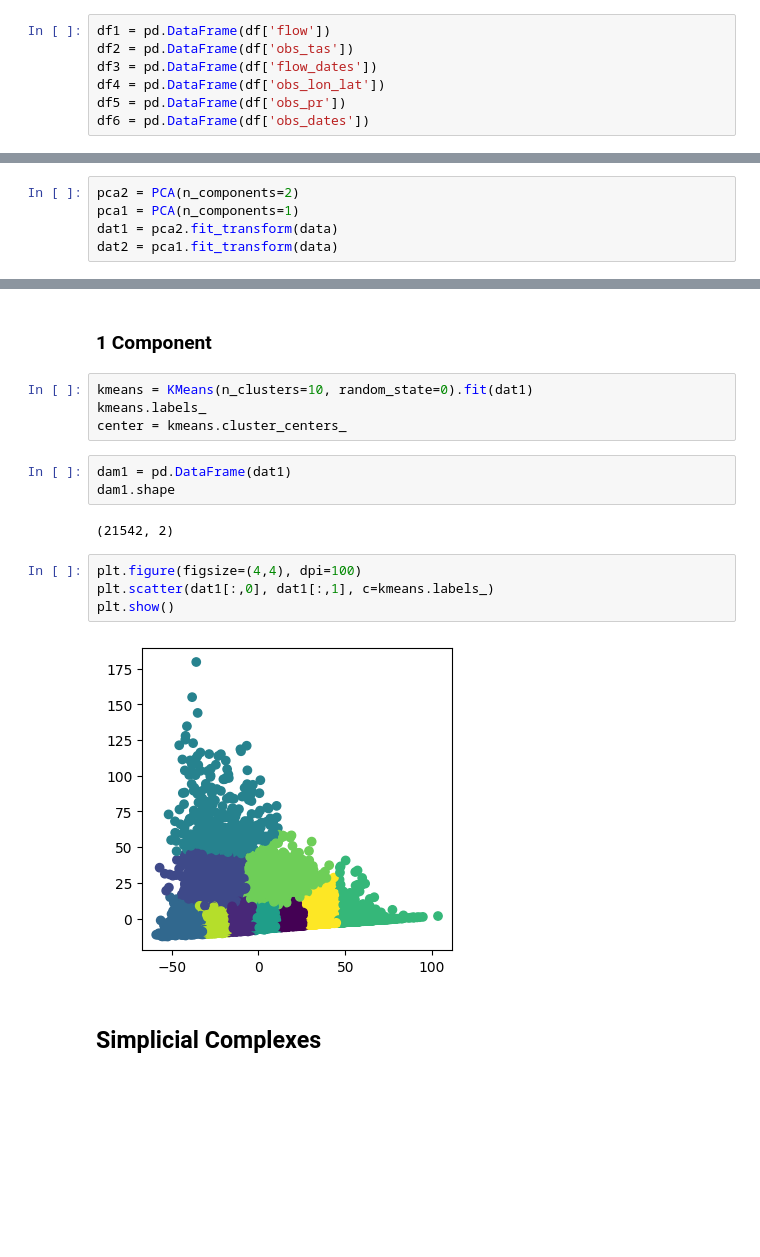
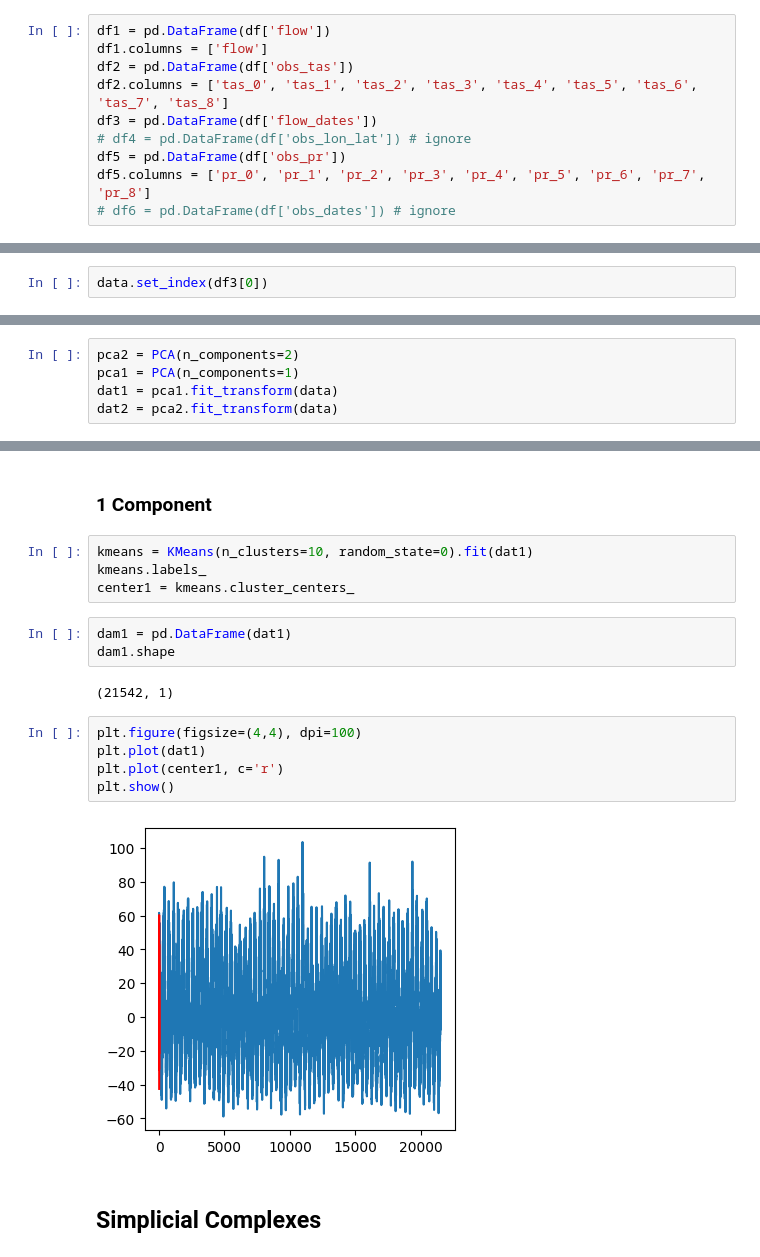
Before and after one commit to WizenPainter/reto-ma2007b, a Jupyter notebook: noaa_ai_workshop/IntroNotebooks/05 - Challenge.ipynb, the cells around one changed output, grey strips where cells are left out. Drawn from its saved outputs; the diff is of its cells as text; blank space fills up the shorter version.

Commit message:
Mejora en la creacion de la base de datos y renombracion de las columnas para mejor entendimiento de los datos

```diff
--- a/noaa_ai_workshop/IntroNotebooks/05 - Challenge.ipynb
+++ b/noaa_ai_workshop/IntroNotebooks/05 - Challenge.ipynb
@@ -27,9 +37,12 @@ df = pd.read_pickle(file)
 # %%
 df1 = pd.DataFrame(df['flow'])
+df1.columns = ['flow']
 df2 = pd.DataFrame(df['obs_tas'])
+df2.columns = ['tas_0', 'tas_1', 'tas_2', 'tas_3', 'tas_4', 'tas_5', 'tas_6', 'tas_7', 'tas_8']
 df3 = pd.DataFrame(df['flow_dates'])
-df4 = pd.DataFrame(df['obs_lon_lat'])
+# df4 = pd.DataFrame(df['obs_lon_lat']) # ignore
 df5 = pd.DataFrame(df['obs_pr'])
-df6 = pd.DataFrame(df['obs_dates'])
+df5.columns = ['pr_0', 'pr_1', 'pr_2', 'pr_3', 'pr_4', 'pr_5', 'pr_6', 'pr_7', 'pr_8']
+# df6 = pd.DataFrame(df['obs_dates']) # ignore
 # %%
 data = pd.concat([df1, df2], axis=1, join='inner')
@@ -38 +51,3 @@ data = pd.concat([data, df5], axis=1, join='inner')
 # data = pd.concat([data, df6], axis=1, join='inner')
+# %%
+data.set_index(df3[0])
@@ -39,8 +69,8 @@ data = pd.concat([data, df5], axis=1, join='inner')
 # %%
 pca2 = PCA(n_components=2)
 pca1 = PCA(n_components=1)
-dat1 = pca2.fit_transform(data)
-dat2 = pca1.fit_transform(data)
+dat1 = pca1.fit_transform(data)
+dat2 = pca2.fit_transform(data)
 # %% [markdown]
 ## Kmeans clustering
 # %% [markdown]
@@ -68,17 +99,18 @@ plt.show()
 # %%
 kmeans = KMeans(n_clusters=10, random_state=0).fit(dat1)
 kmeans.labels_
-center = kmeans.cluster_centers_
+center1 = kmeans.cluster_centers_
 # %%
 dam1 = pd.DataFrame(dat1)
 dam1.shape
 # %% [output]
-(21542, 2)
+(21542, 1)
 # %%
 plt.figure(figsize=(4,4), dpi=100)
-plt.scatter(dat1[:,0], dat1[:,1], c=kmeans.labels_)
+plt.plot(dat1)
+plt.plot(center1, c='r')
 plt.show()
 # %% [output]
-[figure, old version]
+[figure, new version]
 # %% [markdown]
 ## Simplicial Complexes
```
Also changed, not shown: parts of 6 cells of this notebook, 1 other file.
